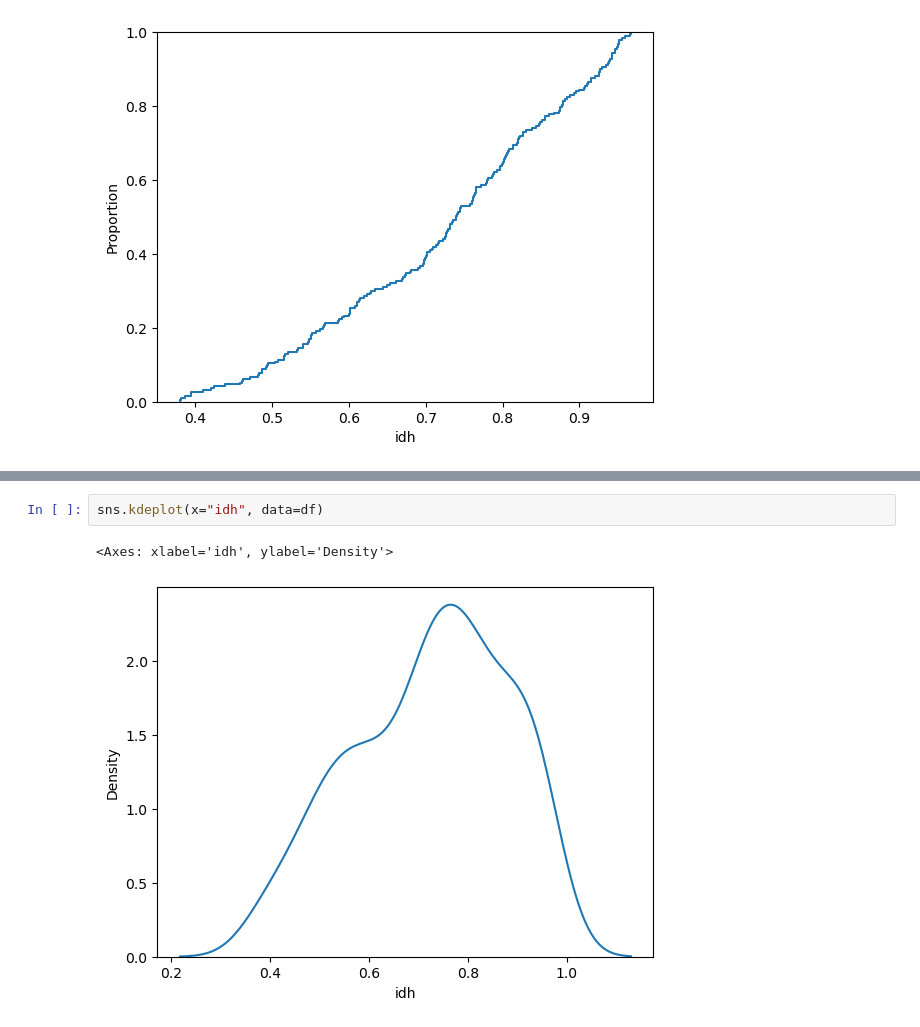
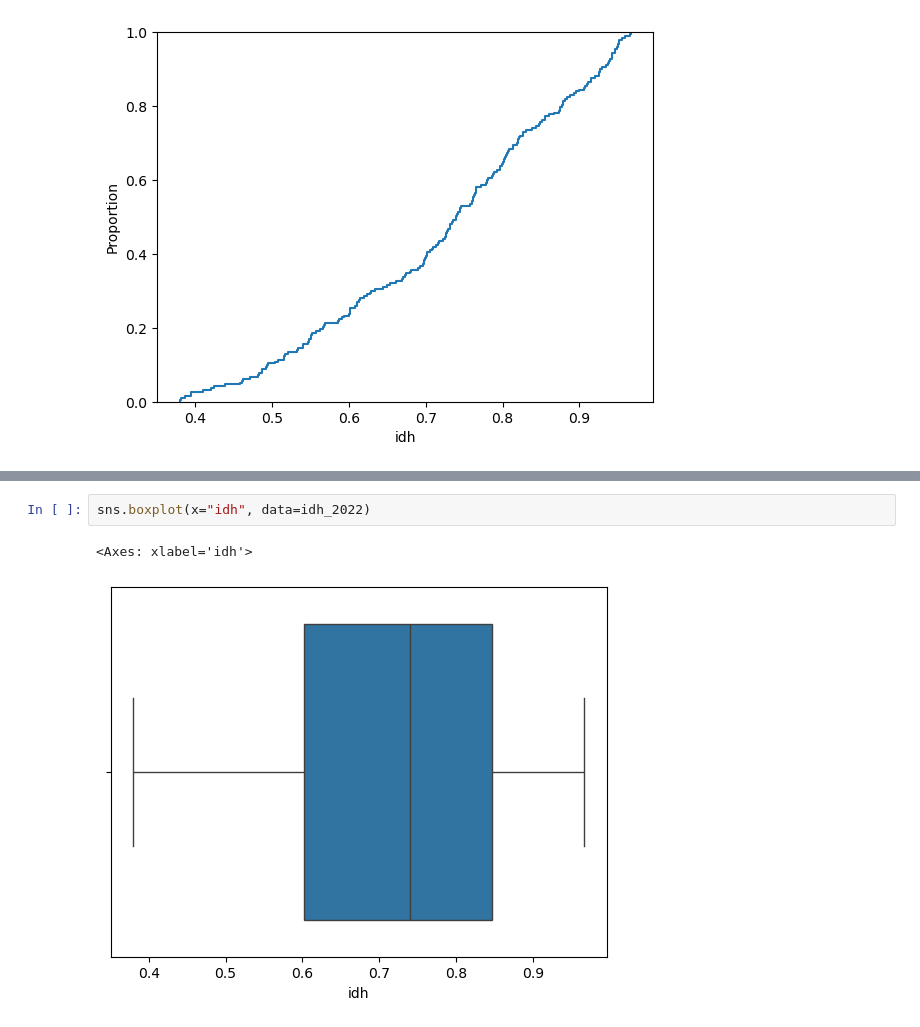
Before and after one commit to lthevenard/curso_prog, a Jupyter notebook: assets/_hidden/apostila_capitulo_5.ipynb, the cells around one changed output, grey strips where cells are left out. Cells and saved outputs as stored; diff of their text form.

```diff
--- a/assets/_hidden/apostila_capitulo_5.ipynb
+++ b/assets/_hidden/apostila_capitulo_5.ipynb
@@ -152,5 +93,5 @@ df.head()
 # %%
-sns.kdeplot(x="idh", data=df)
+sns.boxplot(x="idh", data=idh_2022)
 # %% [output]
-<Axes: xlabel='idh', ylabel='Density'>
+<Axes: xlabel='idh'>
-[figure, old version]
+[figure, new version]
```
Also changed, not shown: parts of 24 cells of this notebook.
